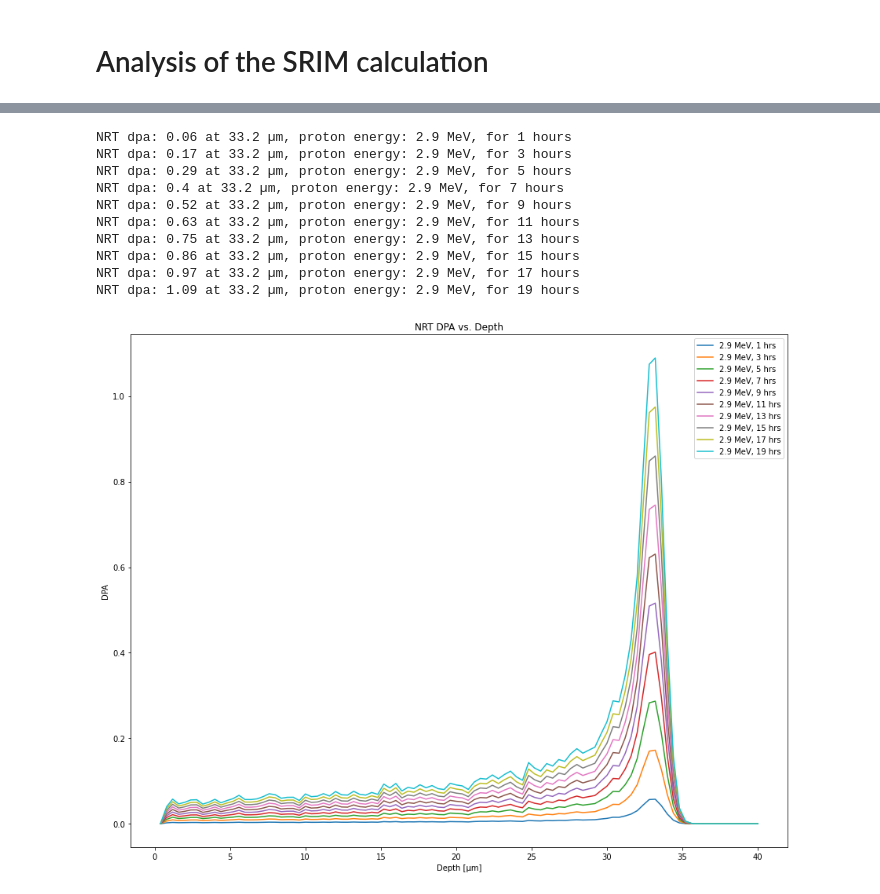
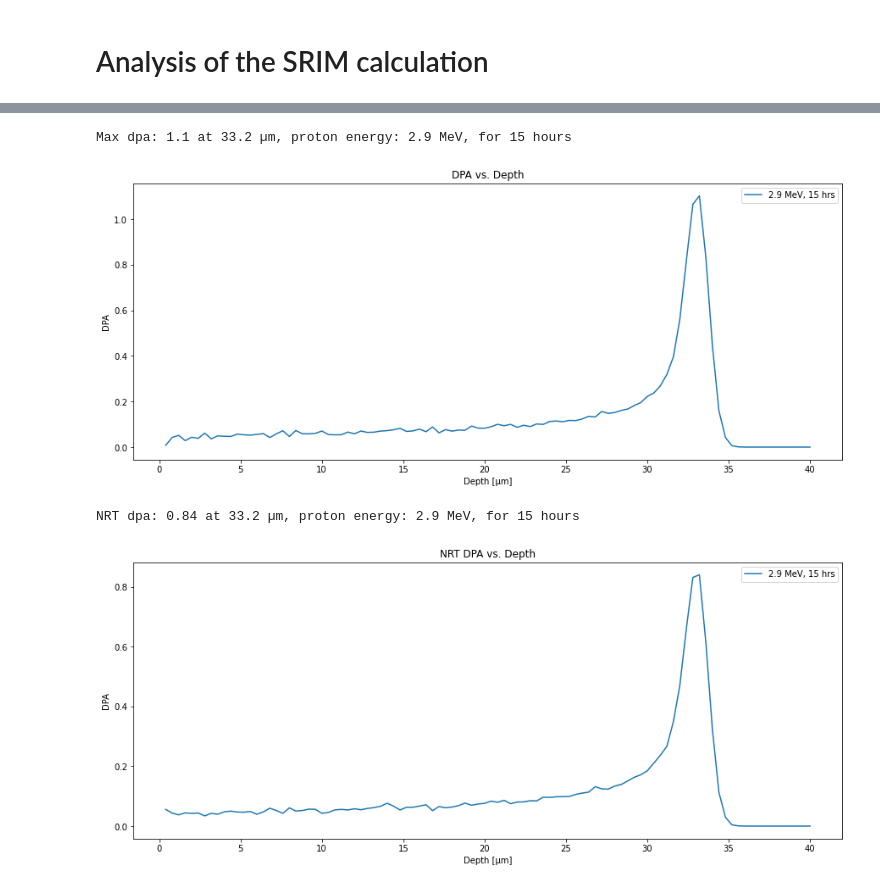
Before and after one commit to liamjh98/SRIM, a Jupyter notebook: DPA Calculation 304SS.ipynb, the cells around one changed output, grey strips where cells are left out. Drawn from its saved outputs; the diff is of its cells as text; code cells hidden in the pictures.

```diff
--- a/DPA Calculation 304SS.ipynb
+++ b/DPA Calculation 304SS.ipynb
@@ -5,7 +5,7 @@
 <div class="alert alert-block alert-info"> This uses the Pysrim package to run SRIM calculations </div>
 # %%
 #pip install pysrim
-#pip install --upgrade pyyaml==5.4.1 #to get the package working
+#pip install --upgrade pyyaml==5.4.1 #to get the package working 1.4.0
 import srim
 import sys
 print("Python version")
@@ -17,7 +17,7 @@ import os
 import numpy as np
 import matplotlib.pyplot as plt
 
-from srim import TRIM, Ion, Layer, Target
+from srim import TRIM, Ion, Layer, Target, Element
 from srim.output import Results, EnergyToRecoils, Phonons
 from srim.input import AutoTRIM, TRIMInput, SRInput
 
@@ -33,7 +33,7 @@ import math
 #SRIM on desktop
 srim_executable_directory = 'C:/Users/peppe/Desktop/SRIM'
 print('SRIM Location =', srim_executable_directory)
-output_directory = 'C:/Users/peppe/Desktop/SRIM_Output/SS304/2.9MeV'
+output_directory = 'C:/Users/peppe/Desktop/SRIM_Output/SS304/2.9MeVt'
 print(output_directory)
 
 #Some displacement energies for popular elements
@@ -74,7 +74,6 @@ C:/Users/peppe/Desktop/SRIM_Output/SS304/2.9MeV
 # G91 Steel SRIM Calculation
 ion = Ion('H', energy=2.9e6)
 width = 40 # um
-
 
 # Construct a layer of G91 steel, 40um thick
 SS304 = Layer({
@@ -133,7 +132,7 @@ SS304 = Layer({
 
 trim_settings = {
     'calculation': 1, # 1 = Quick KP Calc ,2 = full cascade
-    #'collisions': 2,
+    'collisions': 2,
     # 'angle_ions': 30
 }
 
@@ -143,7 +142,7 @@ target = Target([SS304]) #can add more layers in array form
 # Start TRIM Calculation
 # %%
 # Initialize a TRIM calculation with given target and ion for 99999 ions, quick calculation - see trim_settings
-trim = TRIM(target, ion, number_ions=99999, **trim_settings)
+trim = TRIM(target, ion, number_ions=999, **trim_settings)
 results = trim.run(srim_executable_directory)
 os.makedirs(output_directory, exist_ok=True)
 TRIM.copy_output_files(srim_executable_directory, output_directory)
@@ -232,36 +252,54 @@ def NRT2(folder, ax, time):
+# %%
+f = open(str(image_directory)+'/output.txt', "a")
+fig, ax = plt.subplots()
+
+times = list(range(15, 30,15)) #list(range(1, 100))
+for t in range(0,len(times)):
+    for i, folder in enumerate(folders):
+        time = times[t] #hours
+        dpa_calc = plot_dpa(folder, ax, time)
+        ax.plot(dpa_calc[0], dpa_calc[1], label=""+str(energies[i])+", "+str(time)+" hrs")
+        index = np.where(dpa_calc[1] == max(dpa_calc[1]))
+        a = dpa_calc[0][index]
+        info = "Max dpa: {} at {} µm, proton energy: {}, for {} hours".format( round(max(dpa_calc[1]),2),  str(a)[1:-1], energies[i], time)
+        print(info)
+        f.write(info+"\n")
+
+    ax.set_xlabel('Depth [µm]') #Angstroms
+    ax.set_ylabel('DPA')
+    ax.set_title('DPA vs. Depth')
+    ax.legend()
+    fig.set_size_inches((15, 6))
+    fig.savefig(os.path.join(image_directory, 'DPA_vs_depth_v'+str(energies[i])+'.png'), transparent=False)
+
+f.close()
+# %% [output]
+Max dpa: 1.1 at 33.2 µm, proton energy: 2.9 MeV, for 15 hours
+[figure, added]
 # %%
 fig, ax = plt.subplots()
 
-times = list(range(1, 20,2)) #list(range(1, 100))
+times = list(range(15, 16,15)) #list(range(1, 100))
 for t in range(0,len(times)):
     for i, folder in enumerate(folders):
         time = times[t] #hours
-        energy_damage = NRT2(folder, ax, time)
+        energy_damage = NRT(folder, ax, time)
         ax.plot(energy_damage[1], energy_damage[2], label=""+str(energies[i])+", "+str(time)+" hrs")
         #print("Damage energy: {} eV".format(energy_damage[0]))
         ax.set_xlabel('Depth [µm]')
         ax.set_ylabel('DPA')
         ax.legend()
 
         index = np.where(energy_damage[2] == max(energy_damage[2]))
         a = energy_damage[1][index]
         d = str(a)[1:-1]
 
         print("NRT dpa: {} at {} µm, proton energy: {}, for {} hours".format( round(max(energy_damage[2]),2), d, energies[i], time))
 
     ax.set_title('NRT DPA vs. Depth')
-    fig.set_size_inches((15, 12))
-    fig.savefig(os.path.join(image_directory, 'damagevsdepth.png'), transparent=True)
+    fig.set_size_inches((15, 6))
+    fig.savefig(os.path.join(image_directory, 'DPA_vs_depth_NRT.png'), transparent=False)
 # %% [output]
-NRT dpa: 0.06 at 33.2 µm, proton energy: 2.9 MeV, for 1 hours
-NRT dpa: 0.17 at 33.2 µm, proton energy: 2.9 MeV, for 3 hours
-NRT dpa: 0.29 at 33.2 µm, proton energy: 2.9 MeV, for 5 hours
-NRT dpa: 0.4 at 33.2 µm, proton energy: 2.9 MeV, for 7 hours
-NRT dpa: 0.52 at 33.2 µm, proton energy: 2.9 MeV, for 9 hours
-NRT dpa: 0.63 at 33.2 µm, proton energy: 2.9 MeV, for 11 hours
-NRT dpa: 0.75 at 33.2 µm, proton energy: 2.9 MeV, for 13 hours
-NRT dpa: 0.86 at 33.2 µm, proton energy: 2.9 MeV, for 15 hours
-NRT dpa: 0.97 at 33.2 µm, proton energy: 2.9 MeV, for 17 hours
-NRT dpa: 1.09 at 33.2 µm, proton energy: 2.9 MeV, for 19 hours
+NRT dpa: 0.84 at 33.2 µm, proton energy: 2.9 MeV, for 15 hours
-[figure, old version]
+[figure, new version]
 # %%
```
Also changed, not shown: parts of 6 cells of this notebook, 1 other file.
